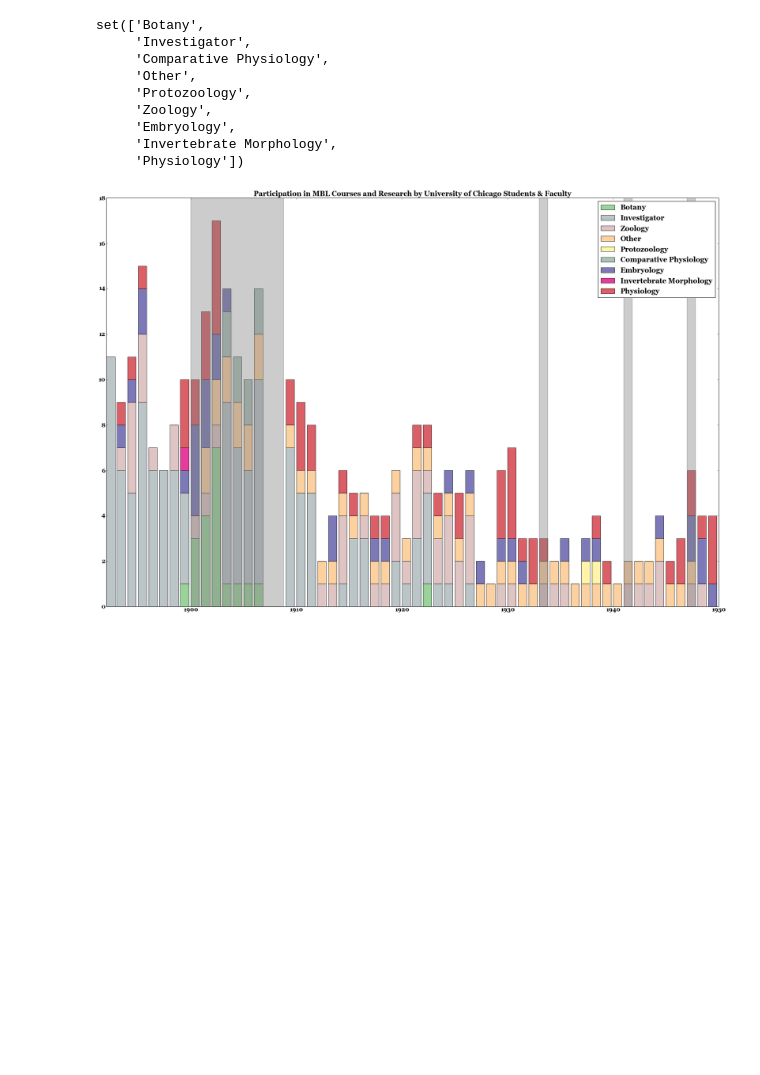
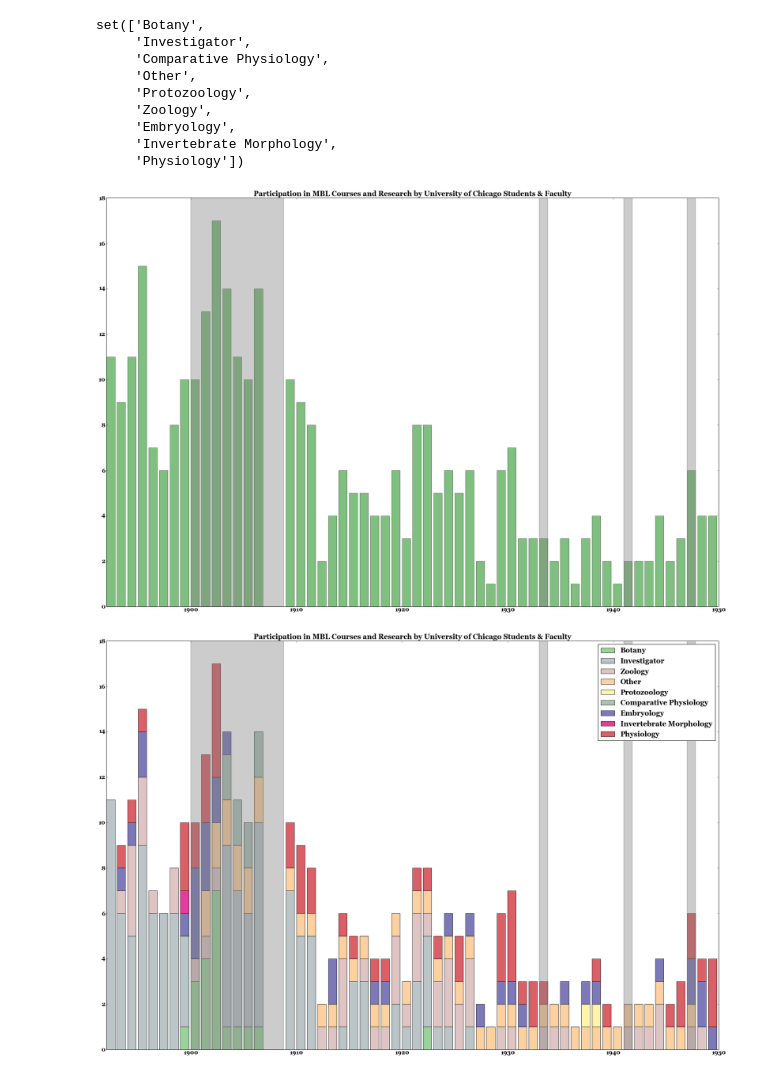
Before and after one commit to erickpeirson/MBL-course-data-visualizations, a Jupyter notebook: 2014-01-20 MBL Course Data.ipynb, the cells around one changed output. Cells and saved outputs as stored; diff of their text form; code cells hidden in the pictures; blank space fills up the shorter version.

Commit message:
chicago participation: overall participation

```diff
--- a/2014-01-20 MBL Course Data.ipynb
+++ b/2014-01-20 MBL Course Data.ipynb
@@ -228,6 +228,33 @@ for i in xrange(courses_year.shape[1]):
 # %%
 colors = plt.get_cmap('Accent')(np.linspace(0, 0.8, len(courses_year)))
 cz = zip(np.arange(len(courses_year)), colors)
+# %%
+y_sum = np.zeros(courses_year.shape[1])
+for i in xrange(courses_year.shape[1]):
+    y_sum[i] = np.sum(courses_year[:, i])
+
+fig = plt.figure(figsize=(30,20))
+
+font = {'family' : 'georgia',
+        'weight' : 'bold',
+        'size'   : 16}
+matplotlib.rc('font', **font)
+ax1 = plt.subplot(1, 1, 1)
+last = 0
+
+ax1.bar( range(1892,1950), y_sum, lw=1, color='green', alpha=0.5)
+
+ax1.add_patch(plt.Rectangle((1900,0), 8.8, 800, color='gray', alpha=0.4, lw=2))
+ax1.add_patch(plt.Rectangle((1933,0), 0.8, 800, color='gray', alpha=0.4, lw=2))
+ax1.add_patch(plt.Rectangle((1941,0), 0.8, 800, color='gray', alpha=0.4, lw=2))
+ax1.add_patch(plt.Rectangle((1947,0), 0.8, 800, color='gray', alpha=0.4, lw=2))
+
+plt.title('Participation in MBL Courses and Research by University of Chicago Students & Faculty')
+plt.xlim(1892,1950)
+
+plt.show()
+# %% [output]
+[figure, added]
 # %%
 y_stack = np.cumsum(courses_year, axis=0)
 
```
Also changed, not shown: 1 other file.
